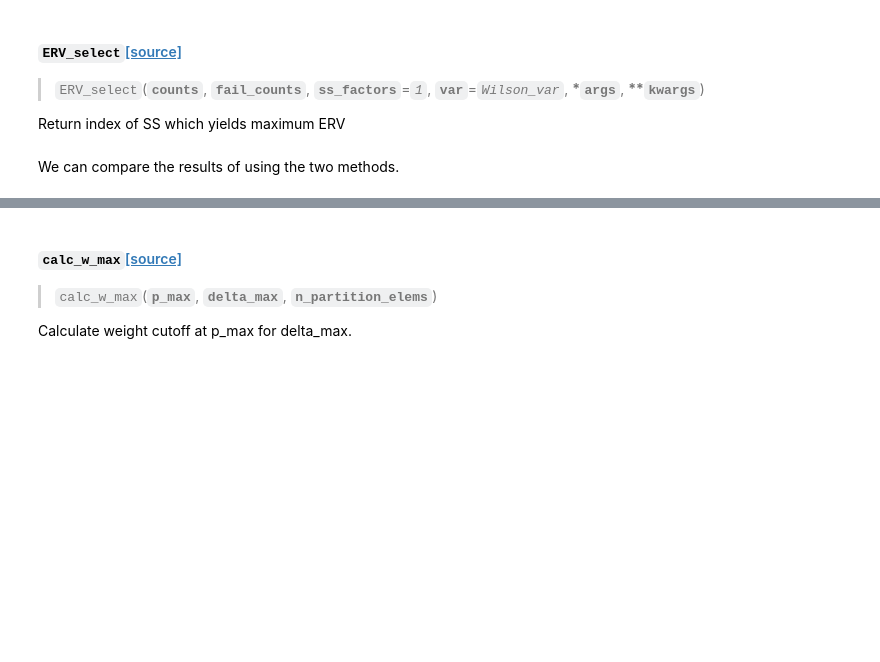
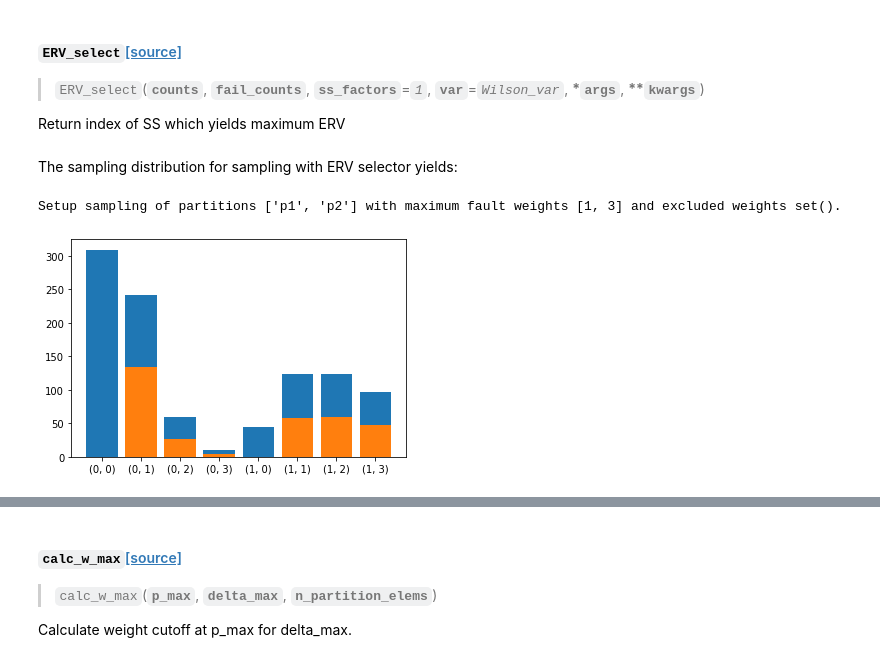
Before and after one commit to dpwinter/qsample, a Jupyter notebook: 06_samplers.ipynb, the cells around one changed output, grey strips where cells are left out. Cells and saved outputs as stored; diff of their text form; code cells hidden in the pictures; blank space fills up the shorter version.

```diff
--- a/06_samplers.ipynb
+++ b/06_samplers.ipynb
@@ -257,5 +349,24 @@ show_doc(ERV_select)
 > <code>ERV_select</code>(**`counts`**, **`fail_counts`**, **`ss_factors`**=*`1`*, **`var`**=*`Wilson_var`*, **\*`args`**, **\*\*`kwargs`**)
 
 Return index of SS which yields maximum ERV
-# %% [markdown]
-We can compare the results of using the two methods.
+# %% [markdown]
+The sampling distribution for sampling with ERV selector yields:
+# %%
+#slow
+#hide
+
+p1 = np.logspace(-3,0,10)
+p2 = p1 * 0.5
+err_params = {'p1':p1, 'p2':p2}
+w_params = {'p_max': [0.5,0.5], 'delta_max': [0.1,0.5]}
+
+ss = SubsetSamplerDiagnostic(ghz,err_params,w_params,subset_select_fn=ERV_select)
+fail_counts, counts, weights = ss.run(n_samples=1000)
+
+x = range(len(counts))
+plt.bar(x, counts)
+plt.bar(x, fail_counts)
+plt.xticks(x, weights);
+# %% [output]
+Setup sampling of partitions ['p1', 'p2'] with maximum fault weights [1, 3] and excluded weights set().
+[figure, added]
```
Also changed, not shown: parts of 15 cells of this notebook, 5 other files.
